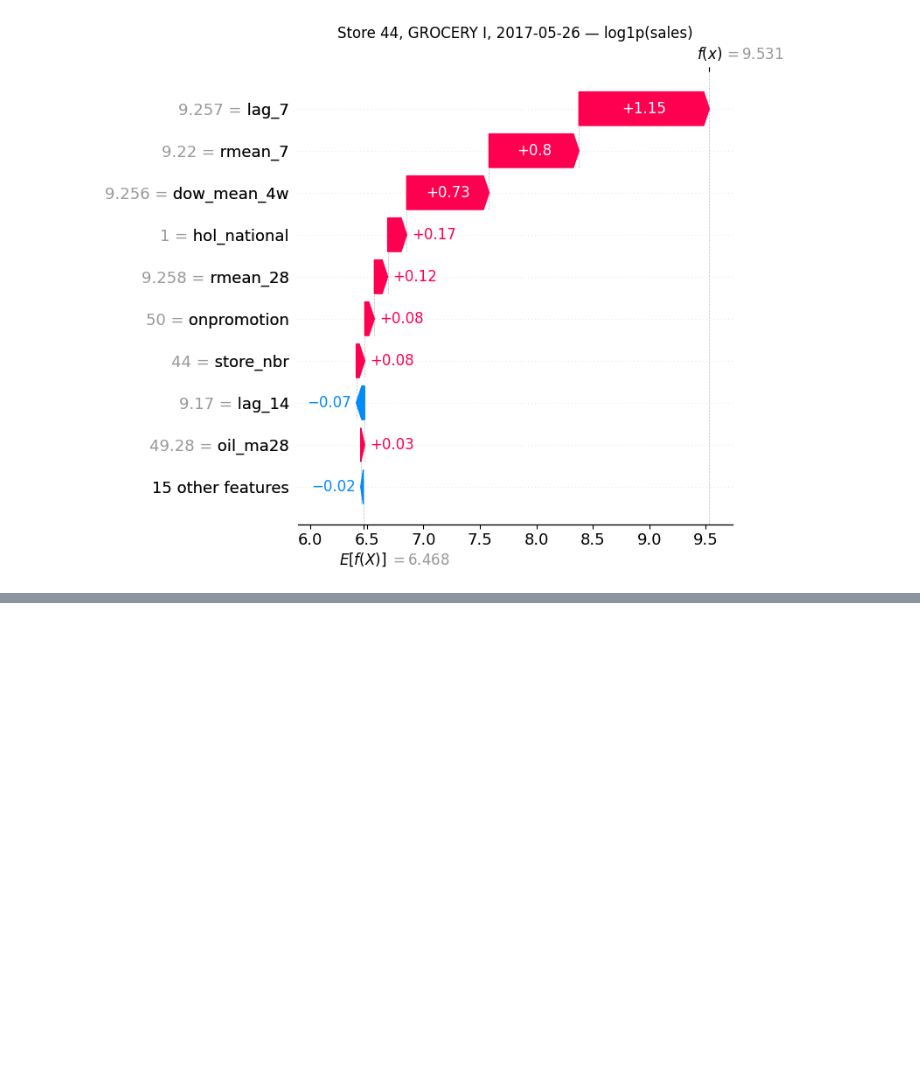
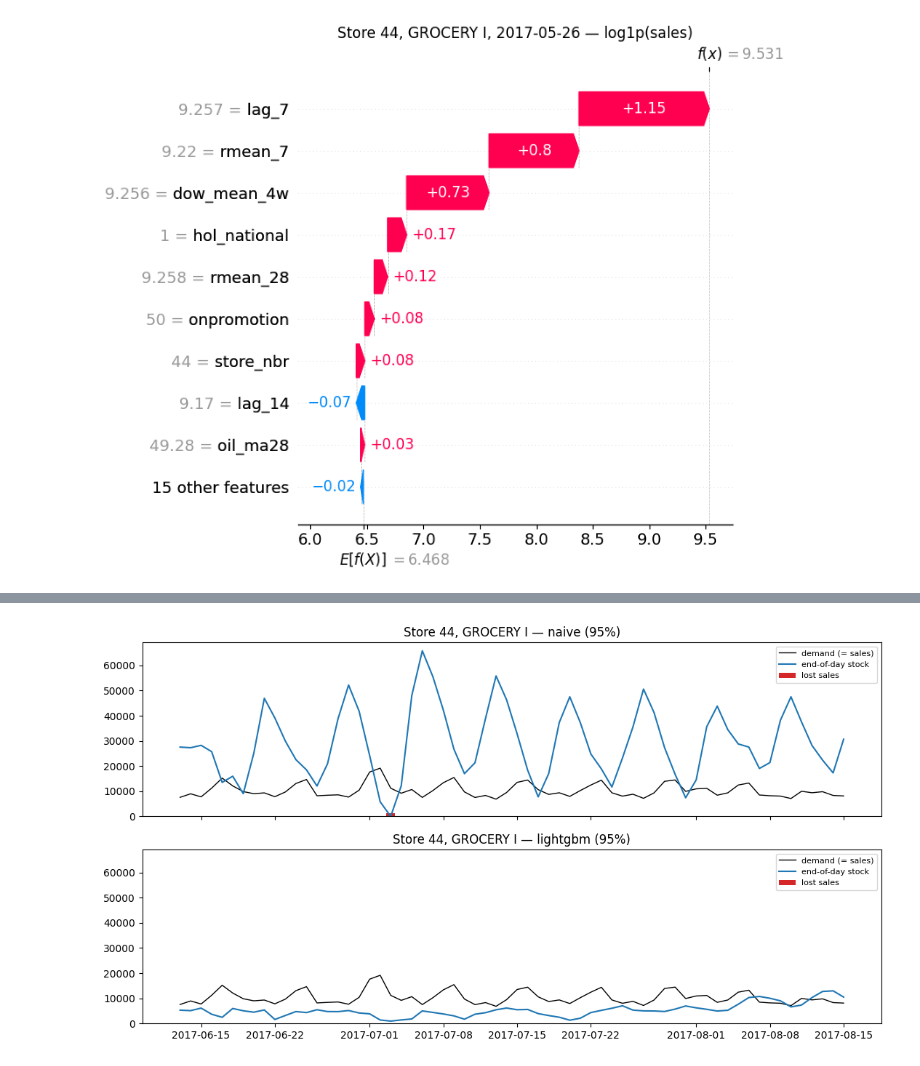
Before and after one commit to Mervecaliskann/retail-demand-forecasting, a Jupyter notebook: notebooks/forecasting.ipynb, the cells around one changed output, grey strips where cells are left out. Cells and saved outputs as stored; diff of their text form; code cells hidden in the pictures; blank space fills up the shorter version.

```diff
--- a/notebooks/forecasting.ipynb
+++ b/notebooks/forecasting.ipynb
@@ -393,0 +497,15 @@ plt.tight_layout(); plt.savefig(data.FIG_DIR / "05_shap_waterfall.png", dpi=110,
+# %%
+# One series over time: stock and lost sales, naive vs. LightGBM (95%)
+# Tek seri zaman içinde: stok ve kayıp satış, naive ve LightGBM (%95)
+fig, ax = plt.subplots(2, 1, figsize=(11, 6), sharex=True, sharey=True)
+for a, mth in zip(ax, ["naive", "lightgbm"]):
+    dem, sold, stock = inv.simulate_method(df, fc_sim, sigma, sim_days, mth, 0.95)
+    i = dem.index.get_loc((44, "GROCERY I"))
+    a.plot(sim_days, dem.iloc[i].values, color="black", lw=1, label="demand (= sales)")
+    a.plot(sim_days, stock[i], color="tab:blue", label="end-of-day stock")
+    lost = dem.iloc[i].values - sold[i]
+    a.bar(sim_days, lost, color="tab:red", label="lost sales")
+    a.set_title(f"Store 44, GROCERY I — {mth} (95%)"); a.legend(loc="upper right", fontsize=8)
+plt.tight_layout(); plt.savefig(data.FIG_DIR / "06_inventory_example.png", dpi=110); plt.show()
+# %% [output]
+[figure, added]
```
Also changed, not shown: parts of 6 cells of this notebook, 6 other files.
